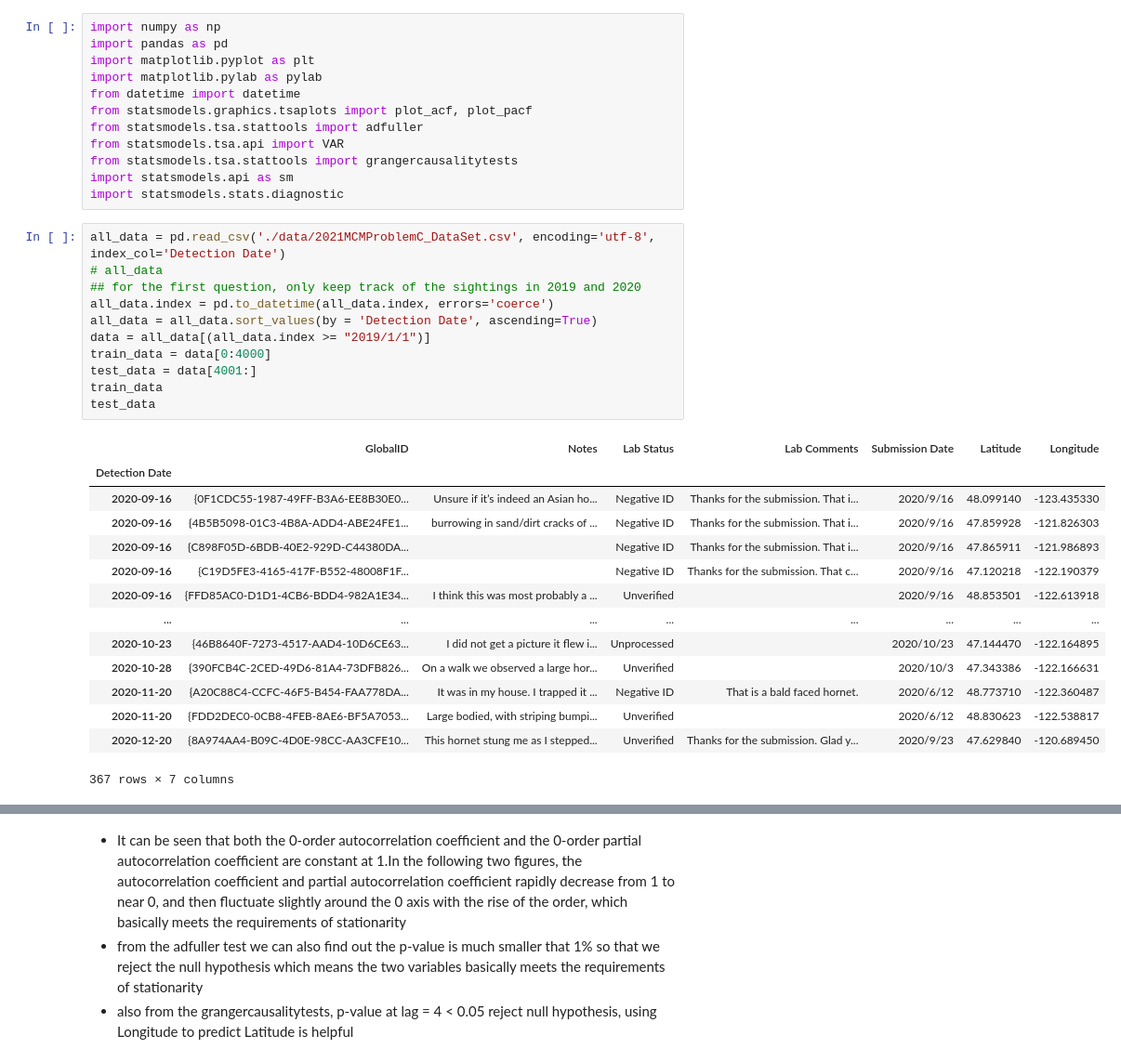
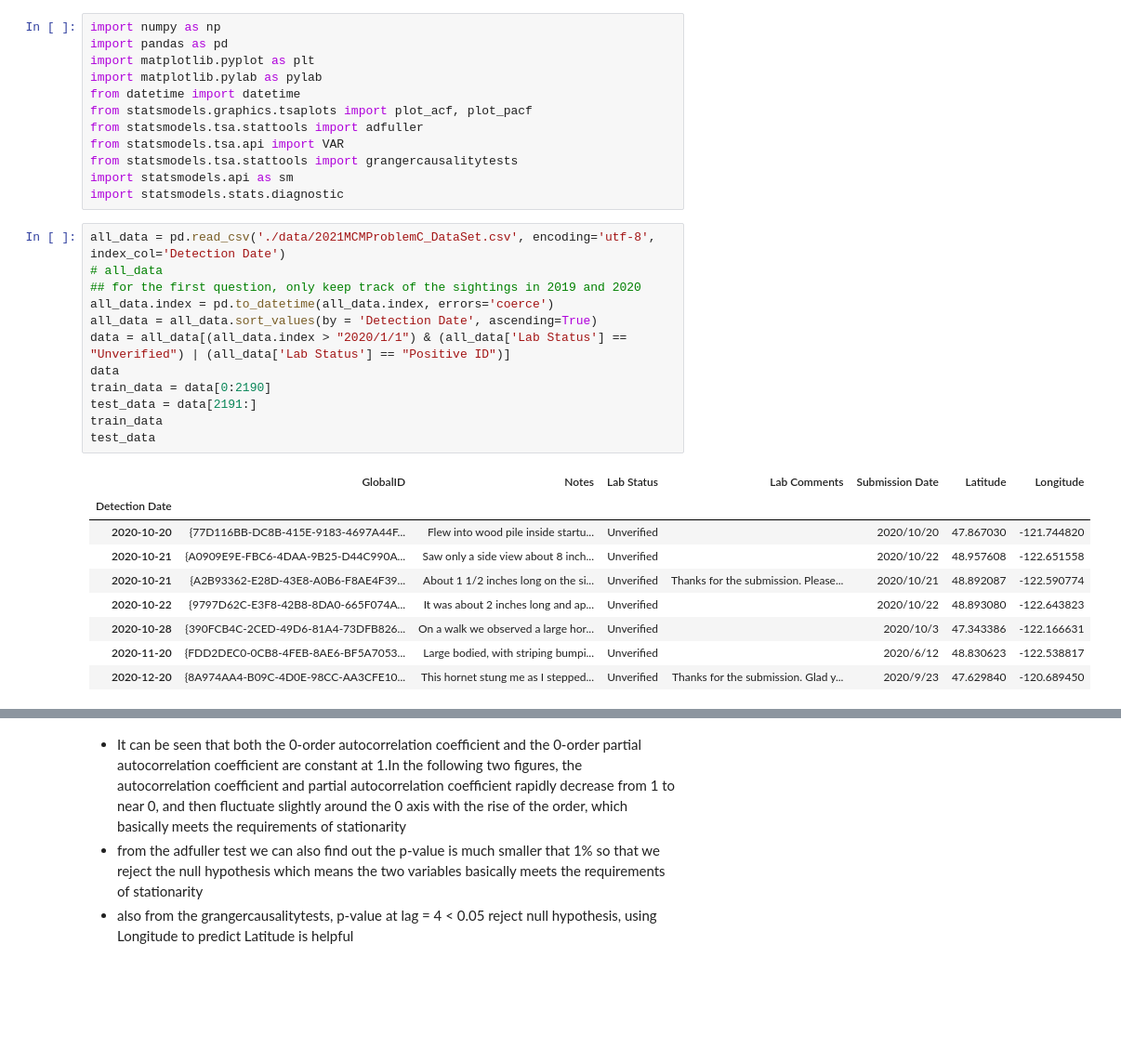
Before and after one commit to yihuajack/MCM2021_C, a Jupyter notebook: arima.ipynb, the cells around one changed output, grey strips where cells are left out. Shown at 93% size. Drawn from its saved outputs; the diff is of its cells as text; blank space fills up the shorter version.

```diff
--- a/arima.ipynb
+++ b/arima.ipynb
@@ -13,29 +13,25 @@ import statsmodels.stats.diagnostic
 # %%
 all_data = pd.read_csv('./data/2021MCMProblemC_DataSet.csv', encoding='utf-8', index_col='Detection Date')
 # all_data
 ## for the first question, only keep track of the sightings in 2019 and 2020
 all_data.index = pd.to_datetime(all_data.index, errors='coerce')
 all_data = all_data.sort_values(by = 'Detection Date', ascending=True)
-data = all_data[(all_data.index >= "2019/1/1")]
-train_data = data[0:4000]
-test_data = data[4001:]
+data = all_data[(all_data.index > "2020/1/1") & (all_data['Lab Status'] == "Unverified") | (all_data['Lab Status'] == "Positive ID")]
+data
+train_data = data[0:2190]
+test_data = data[2191:]
 train_data
 test_data
 # %% [output]
 |  | GlobalID | Notes | Lab Status | Lab Comments | Submission Date | Latitude | Longitude |
 | Detection Date |  |  |  |  |  |  |  |
-| 2020-09-16 | {0F1CDC55-1987-49FF-B3A6-EE8B30E0... | Unsure if it’s indeed an Asian ho... | Negative ID | Thanks for the submission. That i... | 2020/9/16 | 48.099140 | -123.435330 |
-| 2020-09-16 | {4B5B5098-01C3-4B8A-ADD4-ABE24FE1... | burrowing in sand/dirt cracks of ... | Negative ID | Thanks for the submission. That i... | 2020/9/16 | 47.859928 | -121.826303 |
-| 2020-09-16 | {C898F05D-6BDB-40E2-929D-C44380DA... |  | Negative ID | Thanks for the submission. That i... | 2020/9/16 | 47.865911 | -121.986893 |
-| 2020-09-16 | {C19D5FE3-4165-417F-B552-48008F1F... |  | Negative ID | Thanks for the submission. That c... | 2020/9/16 | 47.120218 | -122.190379 |
-| 2020-09-16 | {FFD85AC0-D1D1-4CB6-BDD4-982A1E34... | I think this was most probably a ... | Unverified |  | 2020/9/16 | 48.853501 | -122.613918 |
-| ... | ... | ... | ... | ... | ... | ... | ... |
-| 2020-10-23 | {46B8640F-7273-4517-AAD4-10D6CE63... | I did not get a picture it flew i... | Unprocessed |  | 2020/10/23 | 47.144470 | -122.164895 |
+| 2020-10-20 | {77D116BB-DC8B-415E-9183-4697A44F... | Flew into wood pile inside startu... | Unverified |  | 2020/10/20 | 47.867030 | -121.744820 |
+| 2020-10-21 | {A0909E9E-FBC6-4DAA-9B25-D44C990A... | Saw only a side view about 8 inch... | Unverified |  | 2020/10/22 | 48.957608 | -122.651558 |
+| 2020-10-21 | {A2B93362-E28D-43E8-A0B6-F8AE4F39... | About 1 1/2 inches long on the si... | Unverified | Thanks for the submission. Please... | 2020/10/21 | 48.892087 | -122.590774 |
+| 2020-10-22 | {9797D62C-E3F8-42B8-8DA0-665F074A... | It was about 2 inches long and ap... | Unverified |  | 2020/10/22 | 48.893080 | -122.643823 |
 | 2020-10-28 | {390FCB4C-2CED-49D6-81A4-73DFB826... | On a walk we observed a large hor... | Unverified |  | 2020/10/3 | 47.343386 | -122.166631 |
-| 2020-11-20 | {A20C88C4-CCFC-46F5-B454-FAA778DA... | It was in my house. I trapped it ... | Negative ID | That is a bald faced hornet. | 2020/6/12 | 48.773710 | -122.360487 |
 | 2020-11-20 | {FDD2DEC0-0CB8-4FEB-8AE6-BF5A7053... | Large bodied, with striping bumpi... | Unverified |  | 2020/6/12 | 48.830623 | -122.538817 |
 | 2020-12-20 | {8A974AA4-B09C-4D0E-98CC-AA3CFE10... | This hornet stung me as I stepped... | Unverified | Thanks for the submission. Glad y... | 2020/9/23 | 47.629840 | -120.689450 |
-367 rows × 7 columns
 # %%
 ## data is the data we will use for the pridiction
 plt.figure(figsize=(15,4))
```
Also changed, not shown: parts of 3 cells of this notebook, 1 other file.
